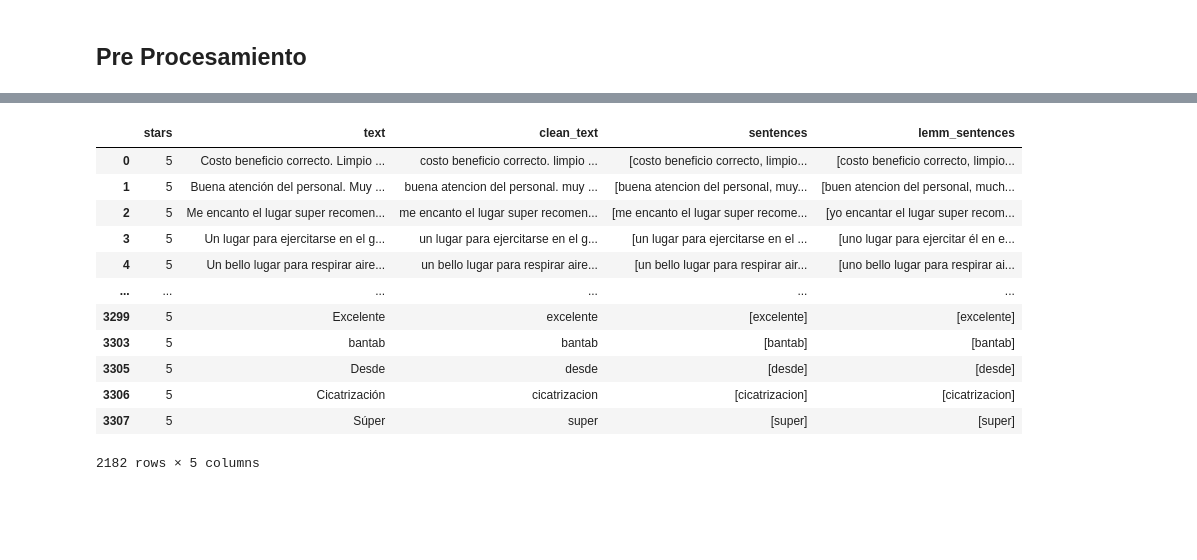
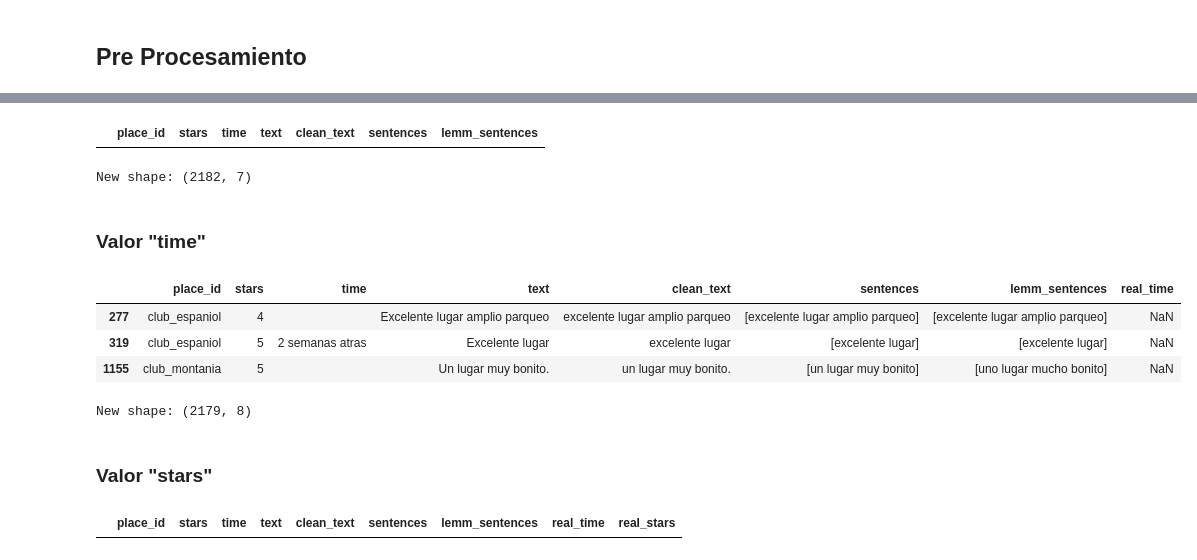
Before and after one commit to TheDeloz-v2/scrape-to-shape, a Jupyter notebook: notebooks/EDA.ipynb, the cells around one changed output, grey strips where cells are left out. Saved outputs shown, nothing was run; the diff lists cells and outputs as text; code cells hidden in the pictures; blank space fills up the shorter version.

```diff
--- a/notebooks/EDA.ipynb
+++ b/notebooks/EDA.ipynb
@@ -181,19 +184,60 @@ def lemmatize_spacy(sentences):
     return out
 # %%
 df['lemm_sentences'] = df['sentences'].apply(lemmatize_spacy)
-# %%
-df
-# %% [output]
-|  | stars | text | clean_text | sentences | lemm_sentences |
-| 0 | 5 | Costo beneficio correcto. Limpio ... | costo beneficio correcto. limpio ... | [costo beneficio correcto, limpio... | [costo beneficio correcto, limpio... |
-| 1 | 5 | Buena atención del personal. Muy ... | buena atencion del personal. muy ... | [buena atencion del personal, muy... | [buen atencion del personal, much... |
-| 2 | 5 | Me encanto el lugar super recomen... | me encanto el lugar super recomen... | [me encanto el lugar super recome... | [yo encantar el lugar super recom... |
-| 3 | 5 | Un lugar para ejercitarse en el g... | un lugar para ejercitarse en el g... | [un lugar para ejercitarse en el ... | [uno lugar para ejercitar él en e... |
-| 4 | 5 | Un bello lugar para respirar aire... | un bello lugar para respirar aire... | [un bello lugar para respirar air... | [uno bello lugar para respirar ai... |
-| ... | ... | ... | ... | ... | ... |
-| 3299 | 5 | Excelente | excelente | [excelente] | [excelente] |
-| 3303 | 5 | bantab | bantab | [bantab] | [bantab] |
-| 3305 | 5 | Desde | desde | [desde] | [desde] |
-| 3306 | 5 | Cicatrización | cicatrizacion | [cicatrizacion] | [cicatrizacion] |
-| 3307 | 5 | Súper | super | [super] | [super] |
-2182 rows × 5 columns
+# %%
+nan_rows = df[df['lemm_sentences'].isna()]
+nan_rows
+# %% [output]
+|  | place_id | stars | time | text | clean_text | sentences | lemm_sentences |
+# %%
+df = df.dropna(subset=['lemm_sentences'])
+print("New shape:", df.shape)
+# %% [output]
+New shape: (2182, 7)
+# %% [markdown]
+### Valor "time"
+# %%
+current_year = datetime.datetime.now().year
+# %%
+def extract_year(time_str):
+    if isinstance(time_str, str):
+        time_str = time_str.lower().strip()
+        time_str = time_str.replace("editado", "").strip()
+        if "hace" in time_str:
+            parts = time_str.split()
+            if len(parts) == 3:
+                try:
+                    number = int(parts[1]) if parts[1].isdigit() else 1
+                    unit = parts[2]
+                    if "anio" in unit:
+                        return current_year - number
+                    elif "mes" in unit:
+                        months_ago = number
+                        year_adjustment = months_ago // 12
+                        return current_year - year_adjustment
+                    elif "semanas" in unit or "semana" in unit:
+                        return current_year
+                    elif "dias" in unit or "dia" in unit:
+                        return current_year
+                except ValueError:
+                    return None
+    return None
+# %%
+df["time"] = df["time"].apply(normalize_text)
+# %%
+df['real_time'] = df['time'].apply(extract_year)
+# %%
+nan_rows = df[df['real_time'].isna()]
+nan_rows
+# %% [output]
+|  | place_id | stars | time | text | clean_text | sentences | lemm_sentences | real_time |
+| 277 | club_espaniol | 4 |  | Excelente lugar amplio parqueo | excelente lugar amplio parqueo | [excelente lugar amplio parqueo] | [excelente lugar amplio parqueo] | NaN |
+| 319 | club_espaniol | 5 | 2 semanas atras | Excelente lugar | excelente lugar | [excelente lugar] | [excelente lugar] | NaN |
+| 1155 | club_montania | 5 |  | Un lugar muy bonito. | un lugar muy bonito. | [un lugar muy bonito] | [uno lugar mucho bonito] | NaN |
+# %%
+df = df.dropna(subset=['real_time'])
+print("New shape:", df.shape)
+# %% [output]
+New shape: (2179, 8)
+# %% [markdown]
+### Valor "stars"
@@ -199,0 +246,5 @@ df
+# %%
+nan_rows = df[df['real_time'].isna()]
+nan_rows
+# %% [output]
+|  | place_id | stars | time | text | clean_text | sentences | lemm_sentences | real_time | real_stars |
```
Also changed, not shown: parts of 15 cells of this notebook, 1 other file.
